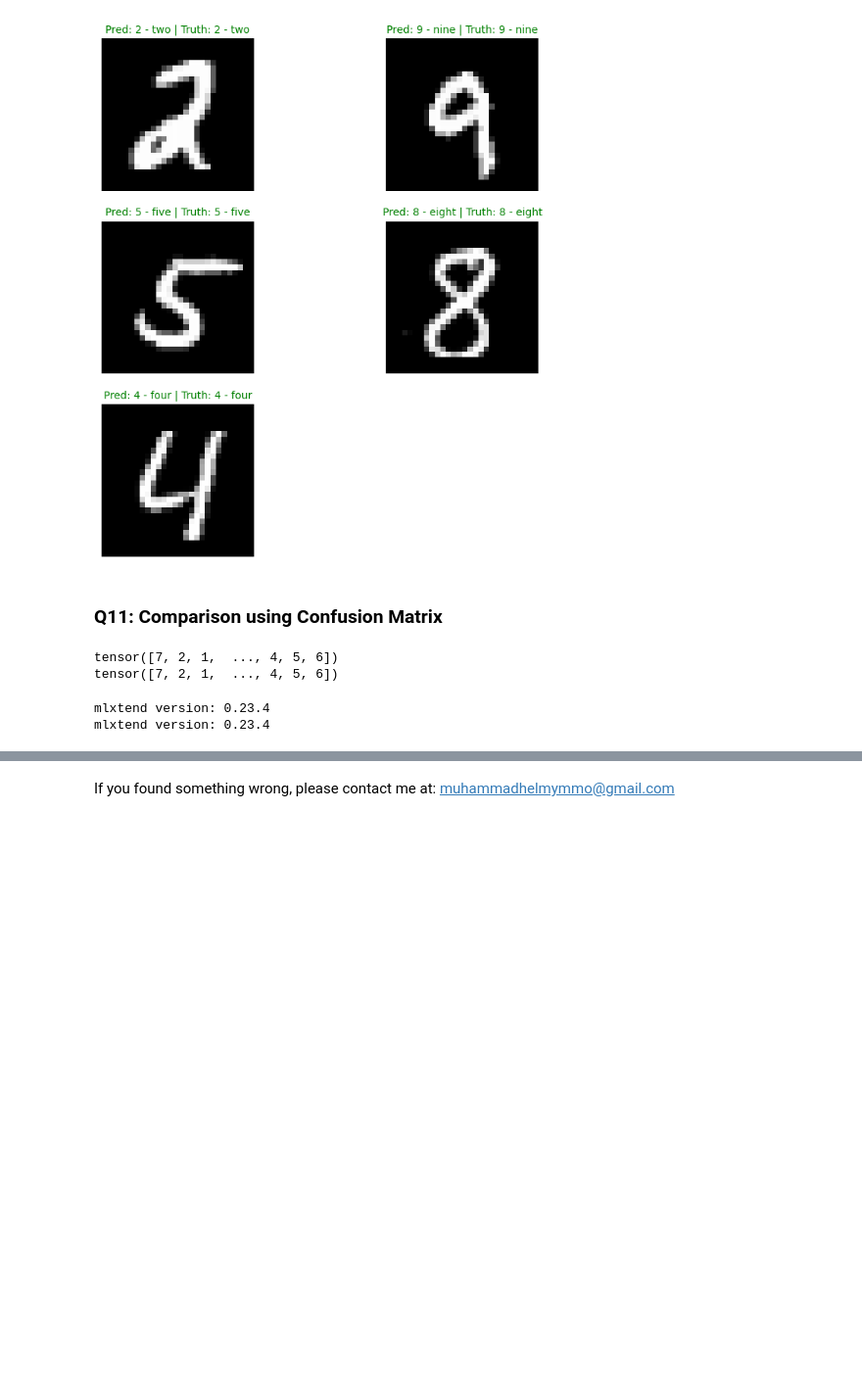
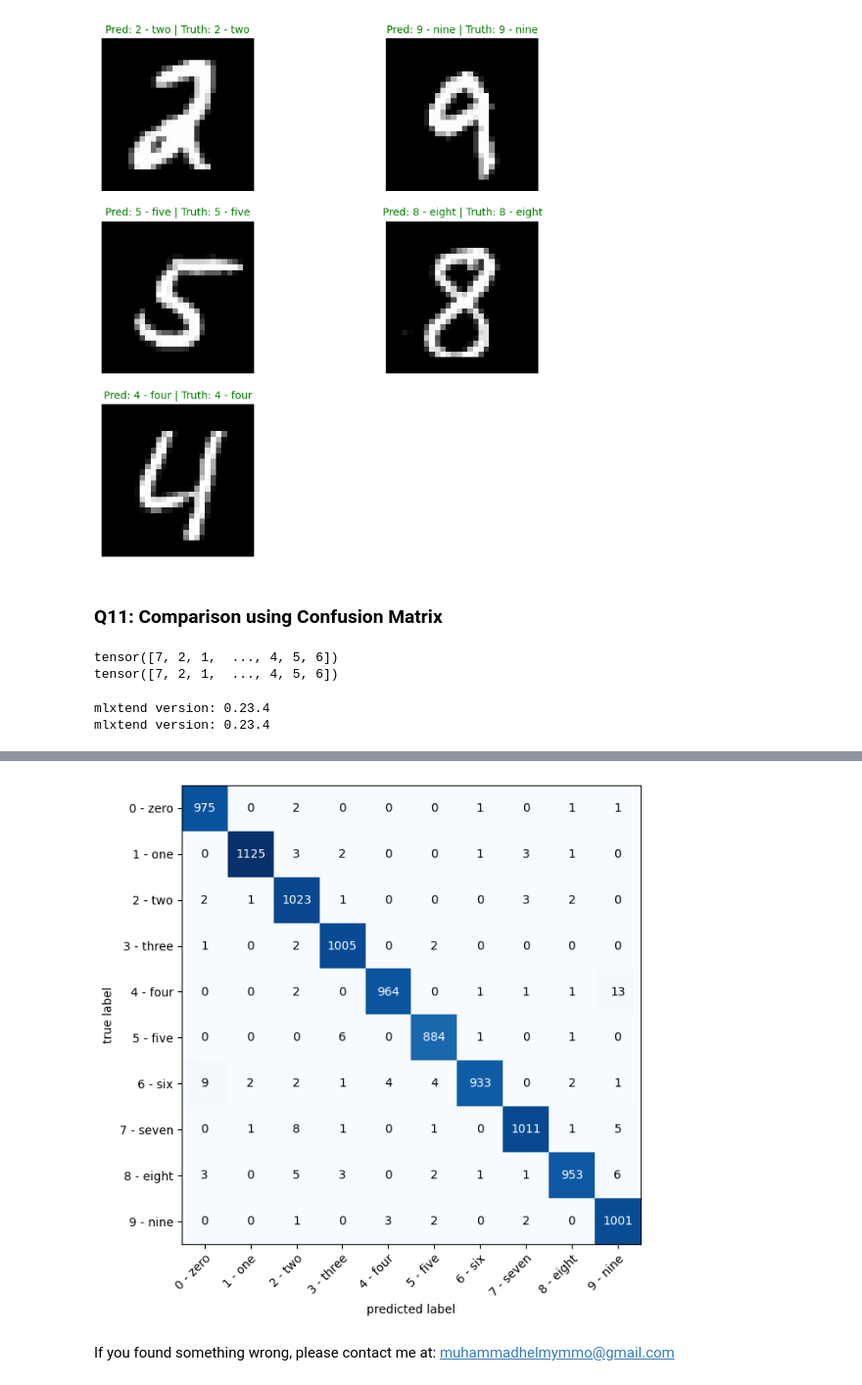
Before and after one commit to MuhammadHelmyOmar/PyTorch_Projects, a Jupyter notebook: Computer_Vision.ipynb, the cells around one changed output, grey strips where cells are left out. Shown at 98% size. Saved outputs shown, nothing was run; the diff lists cells and outputs as text; code cells hidden in the pictures; blank space fills up the shorter version.

```diff
--- a/Computer_Vision.ipynb
+++ b/Computer_Vision.ipynb
@@ -1725,4 +1725,5 @@ from torchmetrics import ConfusionMatrix
 from mlxtend.plotting import plot_confusion_matrix
 # %%
 conf_matrix = ConfusionMatrix(num_classes = len(mnist_test.classes), task = "multiclass")
-conf_mtarix_tensor =
+conf_matrix_tensor = conf_matrix(preds = pred_labels,
+                                 target = mnist_test.targets)
@@ -1732,2 +1730,9 @@ conf_mtarix_tensor =
+# %%
+fig, ax = plot_confusion_matrix(conf_mat = conf_matrix_tensor.numpy(),
+                                figsize = (10, 7),
+                                class_names = mnist_test.classes
+                                )
+# %% [output]
+[figure, added]
 # %% [markdown]
 If you found something wrong, please contact me at: muhammadhelmymmo@gmail.com
```
Also changed, not shown: parts of 1 cell of this notebook.
